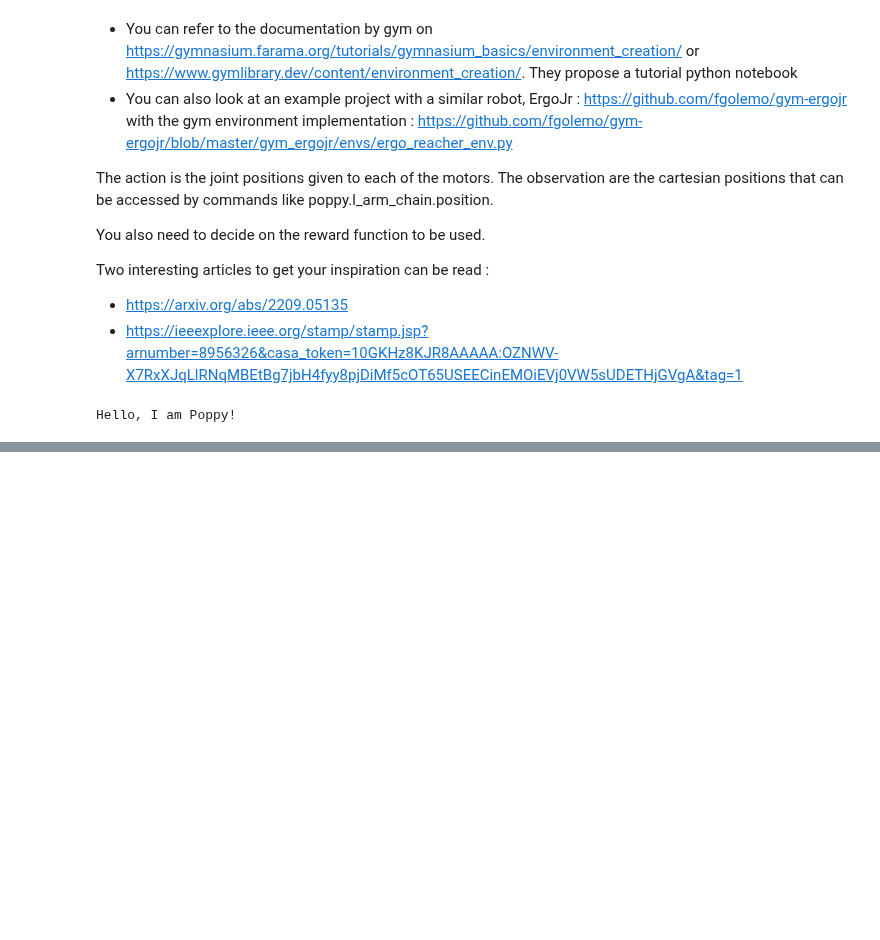
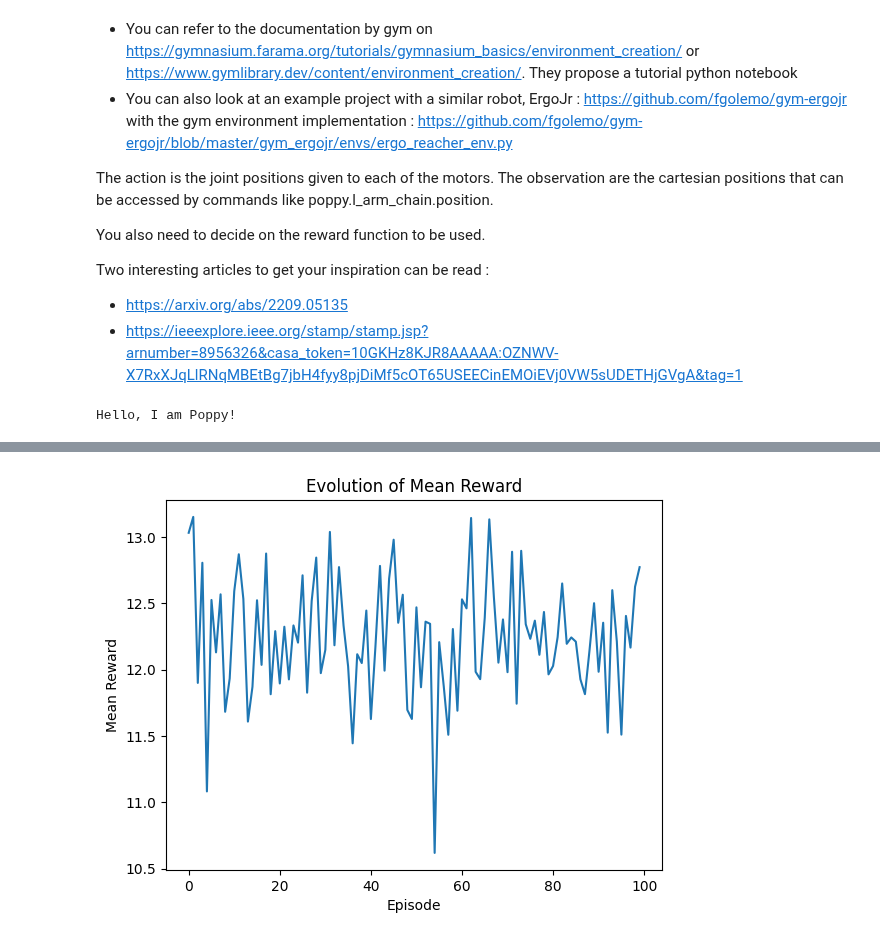
Before and after one commit to anaele-paris/Poppy, a Jupyter notebook: sujet_upper_body_imitation_edouard.ipynb, the cells around one changed output, grey strips where cells are left out. Drawn from its saved outputs; the diff is of its cells as text; code cells hidden in the pictures; blank space fills up the shorter version.

```diff
--- a/sujet_upper_body_imitation_edouard.ipynb
+++ b/sujet_upper_body_imitation_edouard.ipynb
@@ -943,7 +943,7 @@ import random
 # %%
 # Initialiser l'environnement et l'agent
 env = PoppyEnv()
-agent = DDPGAgent(env)
+agent = DDPGAgent(env, actor_lr=1e-2, critic_lr=1e-2, gamma=0.1, tau=0.005)
 # %% [output]
 Hello, I am Poppy!
 # %%
@@ -952,7 +955,7 @@ print(env.action_space.low)
 # %%
 
 # Routine d'entraînement
-num_episodes = 3
+num_episodes = 100
 # for episode in range(num_episodes):
 #     state = env.reset()
 #     done = False
@@ -965,6 +968,10 @@ num_episodes = 3
 #         total_reward += reward
 #     print(f'Episode {episode + 1}, Total Reward: {total_reward}')
 
+def add_noise(action, std_dev=0.25):
+    noise = np.random.normal(0, std_dev, size=action.shape)
+    return action + noise
+
 rew = []
 for episode in range(num_episodes):
     state, info = env.reset()  # Assurez-vous que reset retourne également 'info'
@@ -973,6 +980,7 @@ for episode in range(num_episodes):
     while not done:
         assert state.shape == (6,), f"Invalid state shape: {state.shape}"
         action = agent.act(state)
+        action = add_noise(action)
         next_state, reward, done, truncated, _ = env.step(action)
         agent.step(state, action, reward, next_state, done)
         state = next_state
@@ -1000,3 +1025,12 @@ l_shoulder_y -0.044348706 -78.59794701449573
+# %%
+# Tracer l'évolution de la récompense moyenne
+plt.plot(rew)
+plt.xlabel('Episode')
+plt.ylabel('Mean Reward')
+plt.title('Evolution of Mean Reward')
+plt.show()
+# %% [output]
+[figure, added]
 # %%
 # Après l'entraînement
 torch.save(agent.actor.state_dict(), 'actor_model.pth')
```
Also changed, not shown: parts of 6 cells of this notebook, 2 other files.
